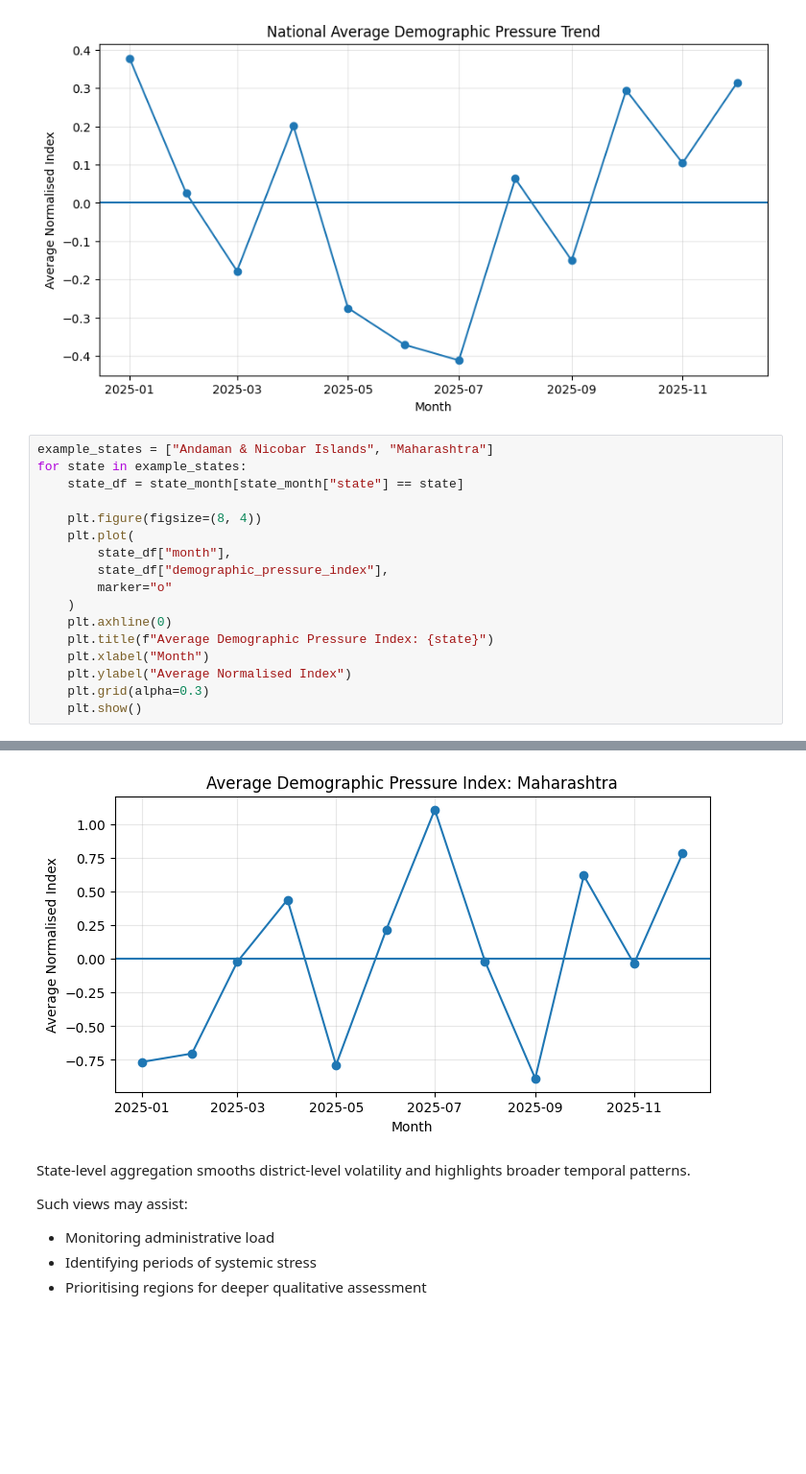
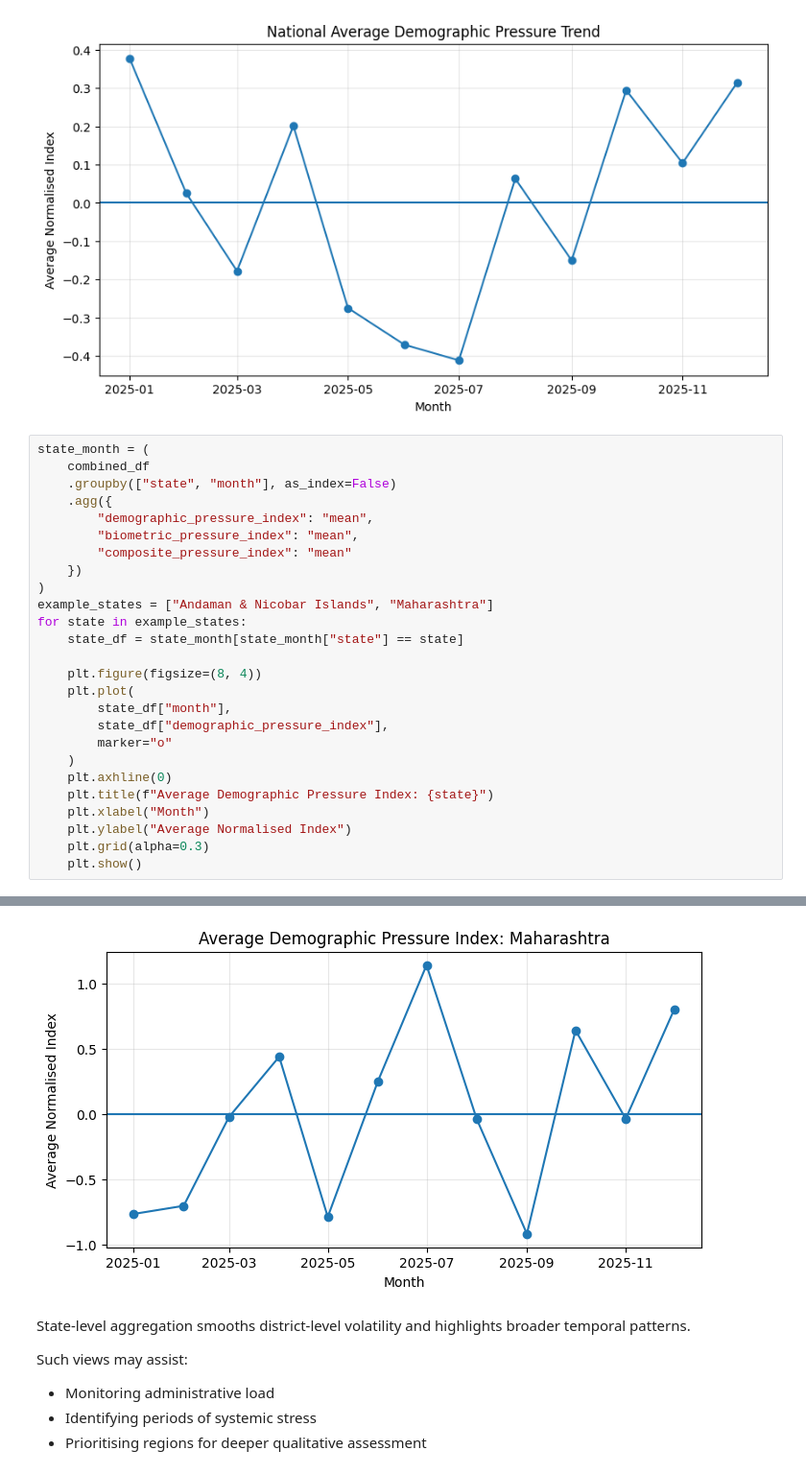
Before and after one commit to dhruv0402/uidai-aadhaar-enrolment-update-analysis, a Jupyter notebook: notebooks/04_analysis_visualization.ipynb, the cells around one changed output, grey strips where cells are left out. Shown at 96% size. Saved outputs shown, nothing was run; the diff lists cells and outputs as text; blank space fills up the shorter version.

Commit message:
Initial commit: Aadhaar administrative pressure analysis and dashboard

```diff
--- a/notebooks/04_analysis_visualization.ipynb
+++ b/notebooks/04_analysis_visualization.ipynb
@@ -190,6 +190,15 @@ plt.show()
 # %% [output]
 [figure]
 # %%
+state_month = (
+    combined_df
+    .groupby(["state", "month"], as_index=False)
+    .agg({
+        "demographic_pressure_index": "mean",
+        "biometric_pressure_index": "mean",
+        "composite_pressure_index": "mean"
+    })
+)
 example_states = ["Andaman & Nicobar Islands", "Maharashtra"]
 for state in example_states:
     state_df = state_month[state_month["state"] == state]
@@ -211,4 +220,4 @@ for state in example_states:
-[figure, old version]
+[figure, new version]
 # %% [markdown]
 State-level aggregation smooths district-level volatility and highlights
 broader temporal patterns.
```
Also changed, not shown: parts of 8 cells of this notebook, 8 other files.
